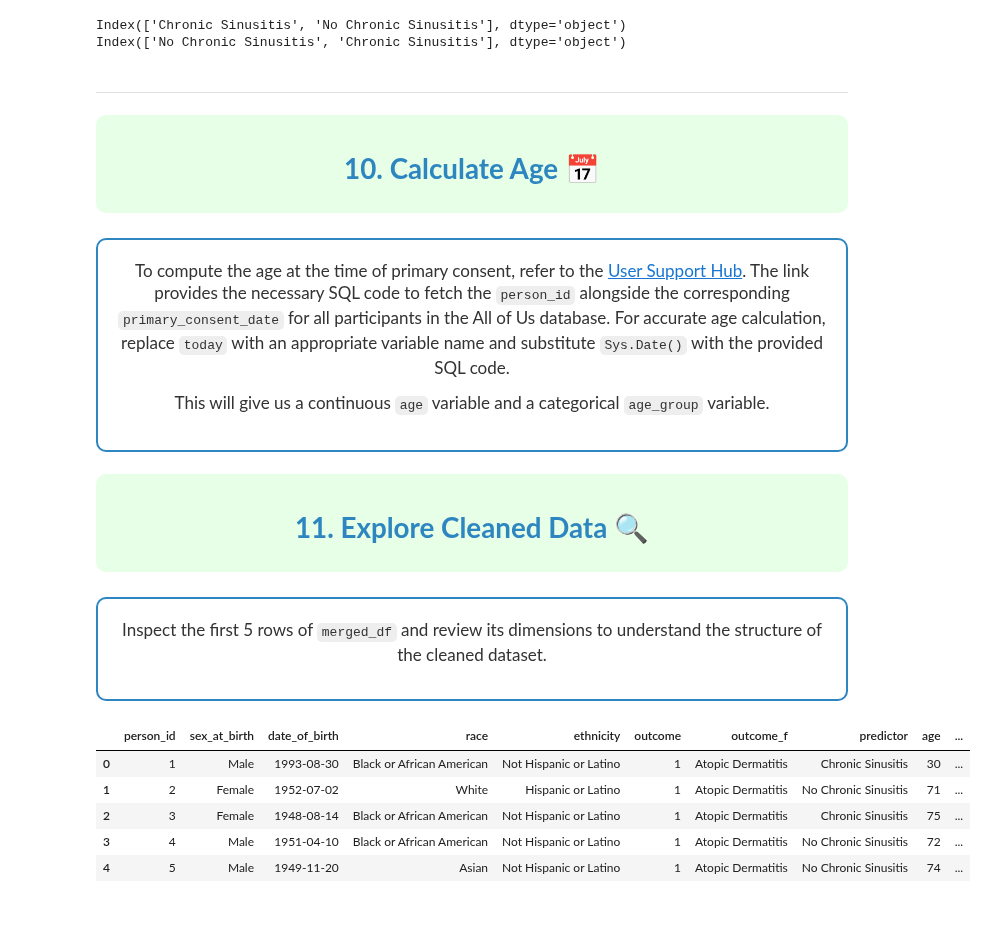
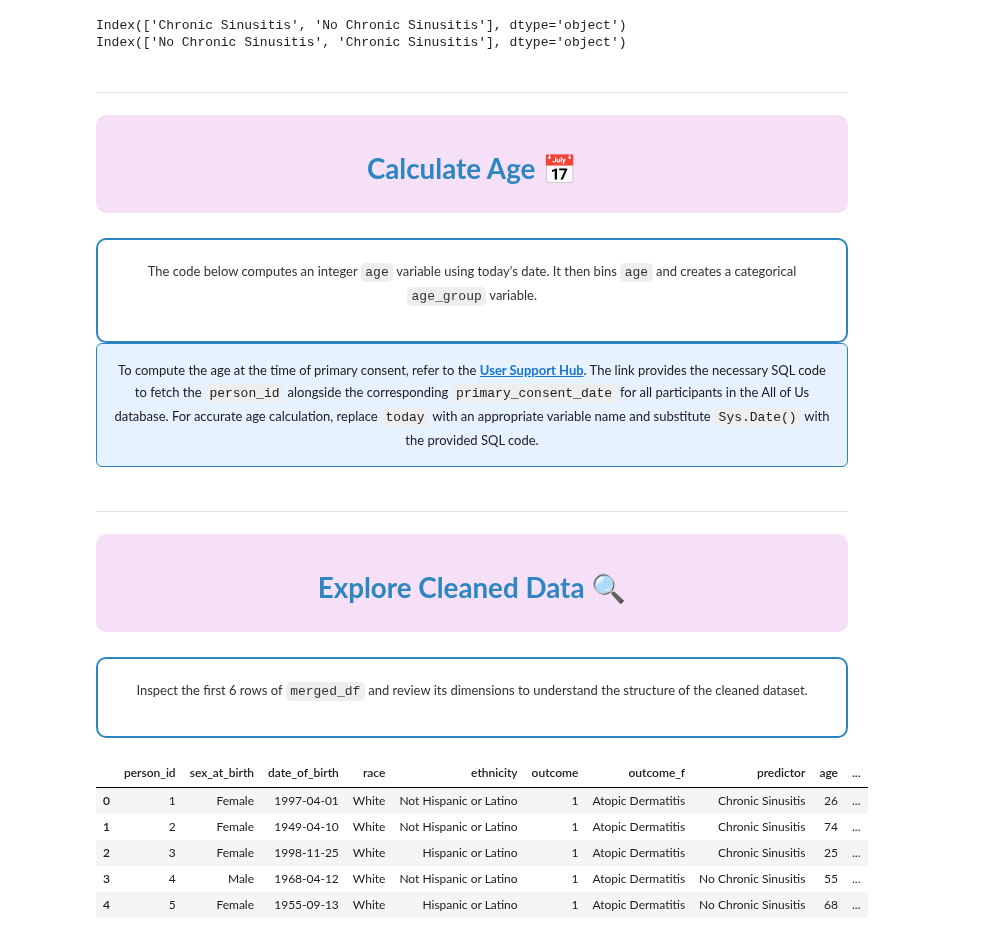
Before and after one commit to AlexisCenname/HSLSCodeTemplates, a Jupyter notebook: Python-Association-SyntheticData.ipynb, the cells around one changed output. Cells and saved outputs as stored; diff of their text form; code cells hidden in the pictures; blank space fills up the shorter version.

```diff
--- a/Python-Association-SyntheticData.ipynb
+++ b/Python-Association-SyntheticData.ipynb
@@ -257 +198,6 @@ dataset_34567890_person_df = pandas.DataFrame({
+# %%
+# I know this is redundant..it just helps to mimic AoU data
+dataset_12345678_person_df = pandas.read_csv("ADCase.csv")
+dataset_23456789_person_df = pandas.read_csv("ADControl.csv")
+dataset_34567890_person_df = pandas.read_csv("CSCase.csv")
 # %% [markdown]
@@ -469,34 +419,34 @@ merged_df['outcome_f'] = merged_df['outcome_f'].astype('category')
 # %%
-# Check levels..change variable name 'predictor' to relevel other demographics
+# Reset the predictor reference level to 'No {condition_2_name}'
+merged_df['predictor'] = merged_df['predictor'].cat.reorder_categories([f"No {condition_2_name}", condition_2_name])
 print(merged_df['predictor'].cat.categories)
-
-# Reset the predictor reference level to 'No {condition_2_name}'
-merged_df['predictor'] = merged_df['predictor'].cat.reorder_categories([f"No {condition_2_name}", condition_2_name], ordered=True)
-print(merged_df['predictor'].cat.categories)
 # %% [output]
 Index(['Chronic Sinusitis', 'No Chronic Sinusitis'], dtype='object')
 Index(['No Chronic Sinusitis', 'Chronic Sinusitis'], dtype='object')
 # %% [markdown]
 ---
-<div style="text-align: center; margin-bottom: 25px; background-color: #E6FFE6; padding: 10px; border-radius: 10px;">
+<div style="text-align: center; margin-bottom: 25px; background-color: #F6E0F7; padding: 10px; border-radius: 10px;">
 
-<a id='pssection_10'></a>
+<a id='psection_10'></a>
 
-<h1 style="color: #2E86C1; font-weight: bold;">10. Calculate Age 📅</h1>
+<h1 style="color: #2E86C1; font-weight: bold;">Calculate Age 📅</h1>
 
 </div>
 
 <div style="border: 2px solid #2E86C1; padding: 20px; border-radius: 10px; margin: 20px 0; box-shadow: 0 4px 8px rgba(0,0,0,0.1);">
 
-<div style="font-size: 17px; text-align: center; width: 80%; margin: 20px auto; line-height: 1.6; color: #333;">
+<div style="font-size: 13px; text-align: center; width: 80%; margin: 20px auto; line-height: 1.6; color: #333;">
 
-To compute the age at the time of primary consent, refer to the [User Support Hub](https://support.researchallofus.org/hc/en-us/articles/13176125767188-How-to-find-participant-enrollment-data). The link provides the necessary SQL code to fetch the `person_id` alongside the corresponding `primary_consent_date` for all participants in the All of Us database. For accurate age calculation, replace `today` with an appropriate variable name and substitute `Sys.Date()` with the provided SQL code.
-
-This will give us a continuous `age` variable and a categorical `age_group` variable.
+The code below computes an integer <code>age</code> variable using today's date. It then bins <code>age</code> and creates a categorical <code>age_group</code> variable.
 
 </div>
 
 </div>
+
+<div style="text-align: center; margin: 10px auto; width: 70%; font-size: 13px; background-color: #e6f2ff; padding: 15px; border-radius: 6px; line-height: 1.6; border: 1px solid #2E86C1;">
+To compute the age at the time of primary consent, refer to the <a href="https://support.researchallofus.org/hc/en-us/articles/13176125767188-How-to-find-participant-enrollment-data"><b>User Support Hub</b></a>.
+The link provides the necessary SQL code to fetch the <code>person_id</code> alongside the corresponding <code>primary_consent_date</code> for all participants in the All of Us database. For accurate age calculation, replace <code>today</code> with an appropriate variable name and substitute <code>Sys.Date()</code> with the provided SQL code.
+</div>
 # %%
 # Get today's date
 today = datetime.now()
@@ -518,29 +453,45 @@ merged_df['age_group'] = merged_df['age_group'].cat.remove_unused_categories()
+# %%
+# Ensure the date_of_birth is in datetime format
+merged_df['date_of_birth'] = pandas.to_datetime(merged_df['date_of_birth']).dt.date
+
+# Calculate age in years
+merged_df['age'] = (today - pandas.to_datetime(merged_df['date_of_birth'])) / np.timedelta64(1, 'D') / 365.25
+merged_df['age'] = merged_df['age'].astype(int)
+
+# Create age groups
+bins = [18, 29, 39, 49, 59, 69, 79, float('inf')]
+labels = ['18-29', '30-39', '40-49', '50-59', '60-69', '70-79', '80+']
+merged_df['age_group'] = pandas.cut(merged_df['age'], bins=bins, labels=labels)
+
+# Remove unused categories
+merged_df['age_group'] = merged_df['age_group'].cat.remove_unused_categories()
 # %% [markdown]
-<div style="text-align: center; margin-bottom: 25px; background-color: #E6FFE6; padding: 10px; border-radius: 10px;">
+---
+<div style="text-align: center; margin-bottom: 25px; background-color: #F6E0F7; padding: 10px; border-radius: 10px;">
 
-<a id='pssection_11'></a>
+<a id='psection_11'></a>
 
-<h1 style="color: #2E86C1; font-weight: bold;">11. Explore Cleaned Data 🔍</h1>
+<h1 style="color: #2E86C1; font-weight: bold;">Explore Cleaned Data 🔍</h1>
 
 </div>
 
 <div style="border: 2px solid #2E86C1; padding: 20px; border-radius: 10px; margin: 20px 0; box-shadow: 0 4px 8px rgba(0,0,0,0.1);">
 
-<div style="font-size: 17px; text-align: center; width: 80%; margin: 20px auto; line-height: 1.6; color: #333;">
+<div style="font-size: 13px; text-align: center; width: 80%; margin: 20px auto; line-height: 1.6; color: #333;">
 
-Inspect the first 5 rows of `merged_df` and review its dimensions to understand the structure of the cleaned dataset.
+Inspect the first 6 rows of <code>merged_df</code> and review its dimensions to understand the structure of the cleaned dataset.
 
 </div>
 
 </div>
 # %%
-merged_df.shape
+print(merged_df.shape)
 merged_df.head()
 # %% [output]
 |  | person_id | sex_at_birth | date_of_birth | race | ethnicity | outcome | outcome_f | predictor | age | ... |
-| 0 | 1 | Male | 1993-08-30 | Black or African American | Not Hispanic or Latino | 1 | Atopic Dermatitis | Chronic Sinusitis | 30 | ... |
-| 1 | 2 | Female | 1952-07-02 | White | Hispanic or Latino | 1 | Atopic Dermatitis | No Chronic Sinusitis | 71 | ... |
-| 2 | 3 | Female | 1948-08-14 | Black or African American | Not Hispanic or Latino | 1 | Atopic Dermatitis | Chronic Sinusitis | 75 | ... |
-| 3 | 4 | Male | 1951-04-10 | Black or African American | Not Hispanic or Latino | 1 | Atopic Dermatitis | No Chronic Sinusitis | 72 | ... |
-| 4 | 5 | Male | 1949-11-20 | Asian | Not Hispanic or Latino | 1 | Atopic Dermatitis | No Chronic Sinusitis | 74 | ... |
+| 0 | 1 | Female | 1997-04-01 | White | Not Hispanic or Latino | 1 | Atopic Dermatitis | Chronic Sinusitis | 26 | ... |
+| 1 | 2 | Female | 1949-04-10 | White | Not Hispanic or Latino | 1 | Atopic Dermatitis | Chronic Sinusitis | 74 | ... |
+| 2 | 3 | Female | 1998-11-25 | White | Hispanic or Latino | 1 | Atopic Dermatitis | Chronic Sinusitis | 25 | ... |
+| 3 | 4 | Male | 1968-04-12 | White | Not Hispanic or Latino | 1 | Atopic Dermatitis | No Chronic Sinusitis | 55 | ... |
+| 4 | 5 | Female | 1955-09-13 | White | Hispanic or Latino | 1 | Atopic Dermatitis | No Chronic Sinusitis | 68 | ... |
 # %% [markdown]
```
Also changed, not shown: parts of 63 cells of this notebook.
